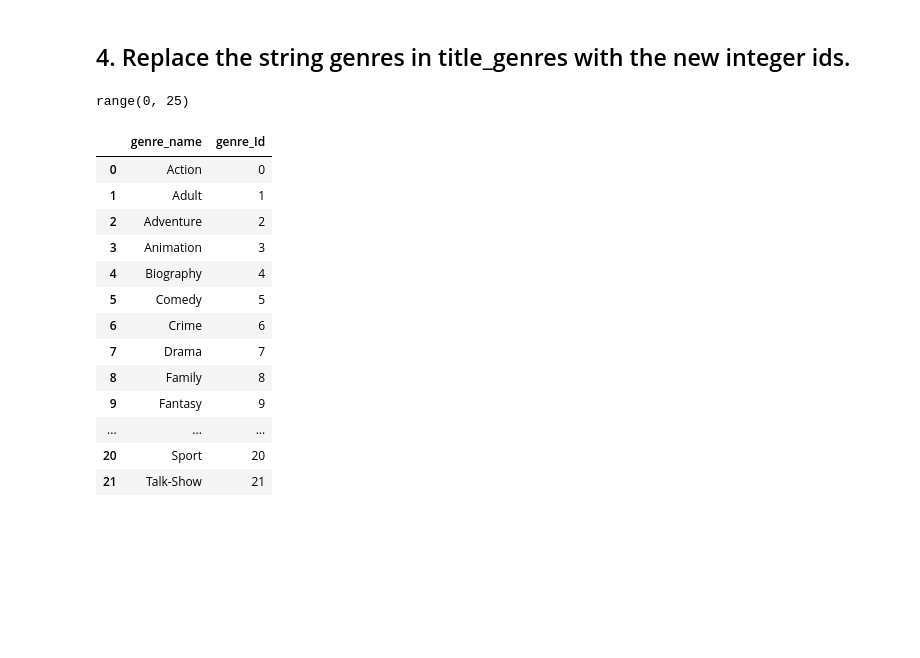
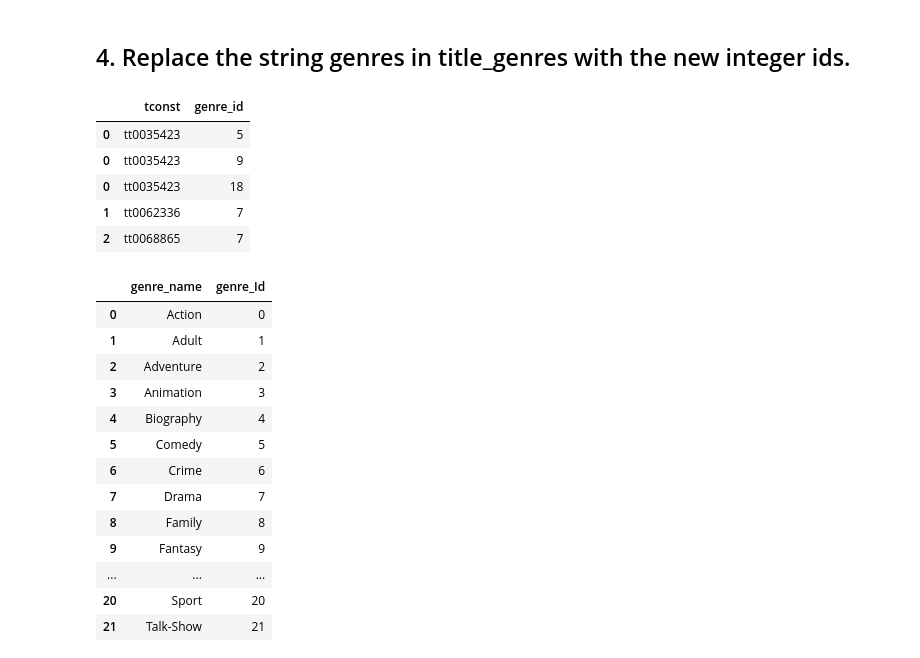
Before and after one commit to Noks06/ods-pt-data-enrichment-project, a Jupyter notebook: Project 3Part3.ipynb, the cells around one changed output. Cells and saved outputs as stored; diff of their text form; code cells hidden in the pictures; blank space fills up the shorter version.

Commit message:
Created all table in the database

```diff
--- a/Project 3Part3.ipynb
+++ b/Project 3Part3.ipynb
@@ -160,10 +160,17 @@ genre_id_map
 ## 4. Replace the string genres in title_genres with the new integer ids.
 # %%
 ## make new integer genre_id and drop string genres
-#basic['genre_id'] = basic['genres_split'].map(genre_map)
-genre_ints
+title_genres['genre_id'] = title_genres['genres_split'].map(genre_map)
+title_genres = title_genres.drop(columns='genres_split')
-# %% [output]
-range(0, 25)
+# %%
+title_genres.head()
+# %% [output]
+|  | tconst | genre_id |
+| 0 | tt0035423 | 5 |
+| 0 | tt0035423 | 9 |
+| 0 | tt0035423 | 18 |
+| 1 | tt0062336 | 7 |
+| 2 | tt0068865 | 7 |
 # %%
 ## make new integer genre_id and drop string genres
 #basic['genre_id'] = basic['genres_split'].map(genre_map)
```
Also changed, not shown: parts of 6 cells of this notebook.
